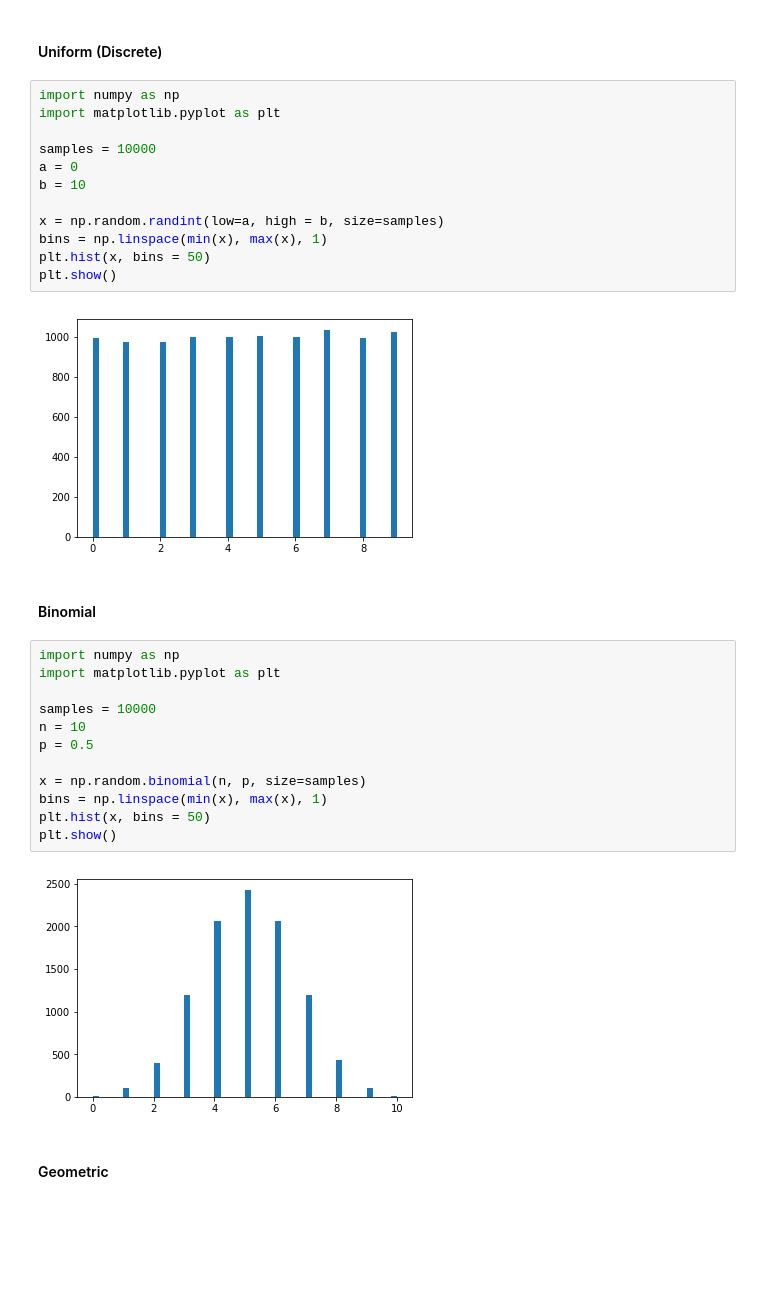
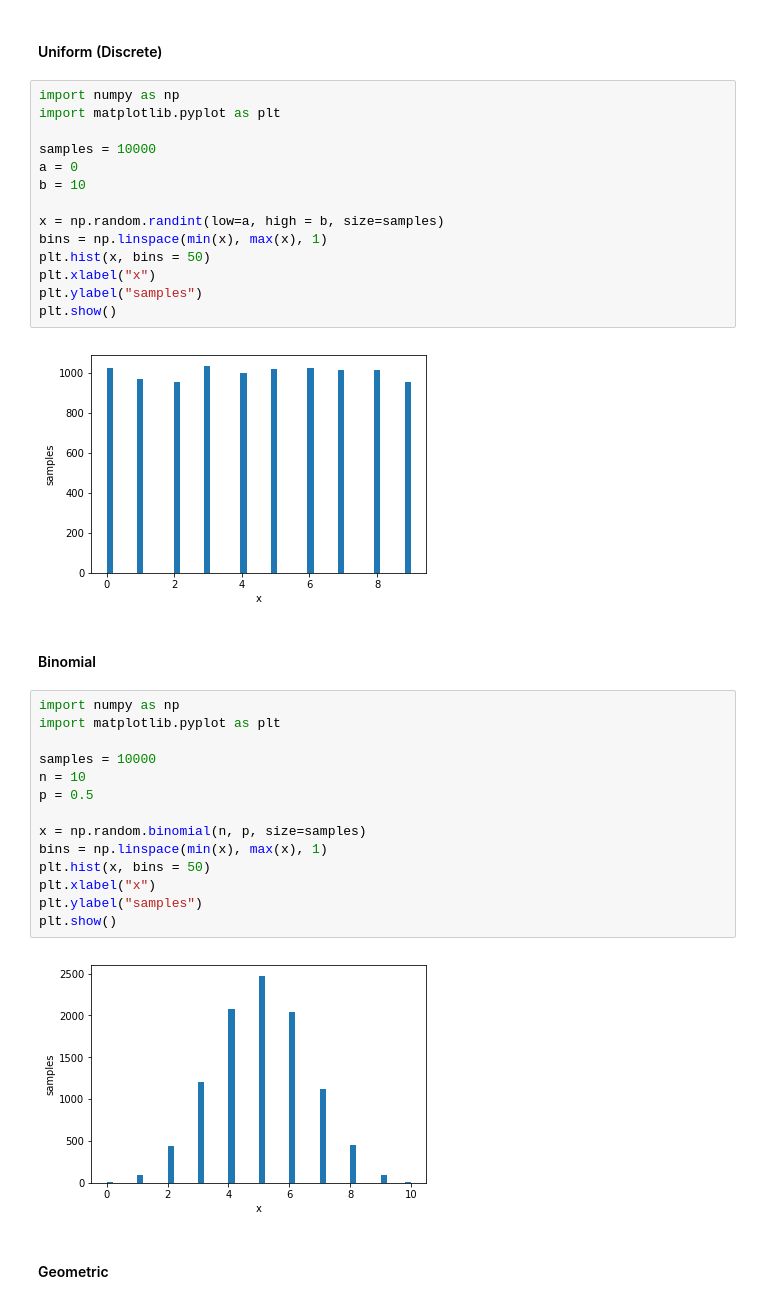
Before and after one commit to SUSA-org/Fall-2020-Career-Exploration, a Jupyter notebook: Lectures/Lecture5_Probability/Probability.ipynb, the cells around one changed output. Drawn from its saved outputs; the diff is of its cells as text; blank space fills up the shorter version.

Commit message:
added graph labels

```diff
--- a/Lectures/Lecture5_Probability/Probability.ipynb
+++ b/Lectures/Lecture5_Probability/Probability.ipynb
@@ -175,17 +175,19 @@ If $X \sim \mathcal{N}(\mu_x, \sigma^2_x)$, $Y \sim \mathcal{N}(\mu_y, \sigma ^2
 # %%
 import numpy as np
 import matplotlib.pyplot as plt
 
 samples = 10000
 a = 0
 b = 10
 
 x = np.random.randint(low=a, high = b, size=samples)
 bins = np.linspace(min(x), max(x), 1)
 plt.hist(x, bins = 50)
+plt.xlabel("x")
+plt.ylabel("samples")
 plt.show()
 # %% [output]
-[figure, old version]
+[figure, new version]
 # %% [markdown]
 #### Binomial
 # %%
@@ -199,9 +201,11 @@ p = 0.5
 x = np.random.binomial(n, p, size=samples)
 bins = np.linspace(min(x), max(x), 1)
 plt.hist(x, bins = 50)
+plt.xlabel("x")
+plt.ylabel("samples")
 plt.show()
 # %% [output]
-[figure, old version]
+[figure, new version]
 # %% [markdown]
 #### Geometric
 # %%
```
Also changed, not shown: parts of 3 cells of this notebook.
